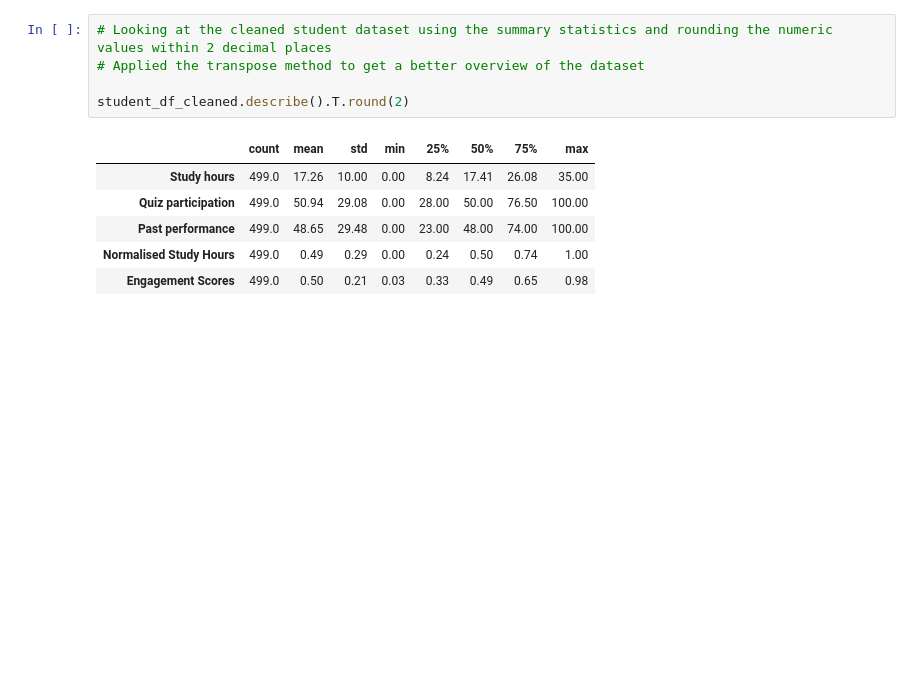
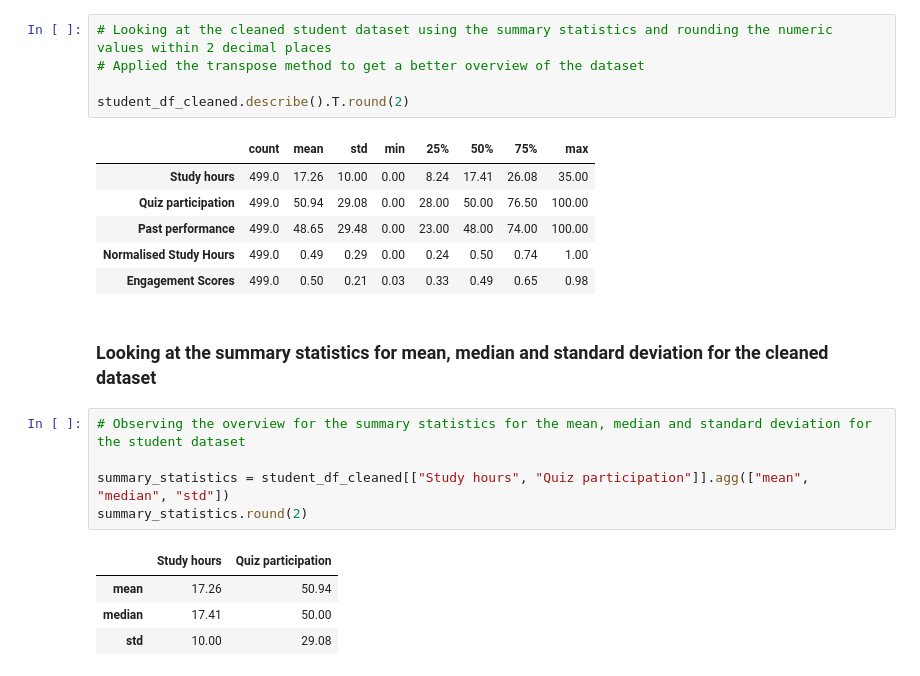
Before and after one commit to x26137216/CA1_AI_Programming, a Jupyter notebook: CA1_AI_Programming.ipynb, the cells around one changed output. Drawn from its saved outputs; the diff is of its cells as text; blank space fills up the shorter version.

```diff
--- a/CA1_AI_Programming.ipynb
+++ b/CA1_AI_Programming.ipynb
@@ -464,3 +464,15 @@ student_df_cleaned.describe().T.round(2)
 | Past performance | 499.0 | 48.65 | 29.48 | 0.00 | 23.00 | 48.00 | 74.00 | 100.00 |
 | Normalised Study Hours | 499.0 | 0.49 | 0.29 | 0.00 | 0.24 | 0.50 | 0.74 | 1.00 |
 | Engagement Scores | 499.0 | 0.50 | 0.21 | 0.03 | 0.33 | 0.49 | 0.65 | 0.98 |
+# %% [markdown]
+### Looking at the summary statistics for mean, median and standard deviation for the cleaned dataset
+# %%
+# Observing the overview for the summary statistics for the mean, median and standard deviation for the student dataset
+
+summary_statistics = student_df_cleaned[["Study hours", "Quiz participation"]].agg(["mean", "median", "std"])
+summary_statistics.round(2)
+# %% [output]
+|  | Study hours | Quiz participation |
+| mean | 17.26 | 50.94 |
+| median | 17.41 | 50.00 |
+| std | 10.00 | 29.08 |
```
Also changed, not shown: parts of 2 cells of this notebook.
